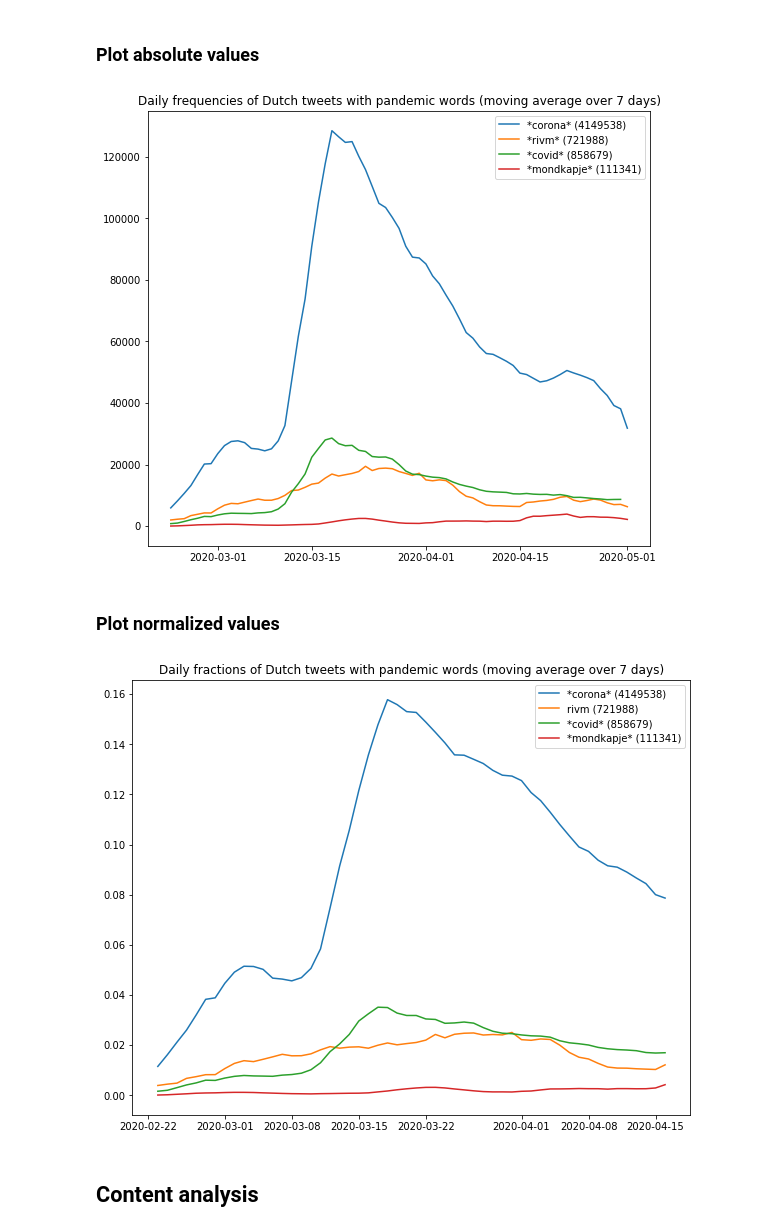
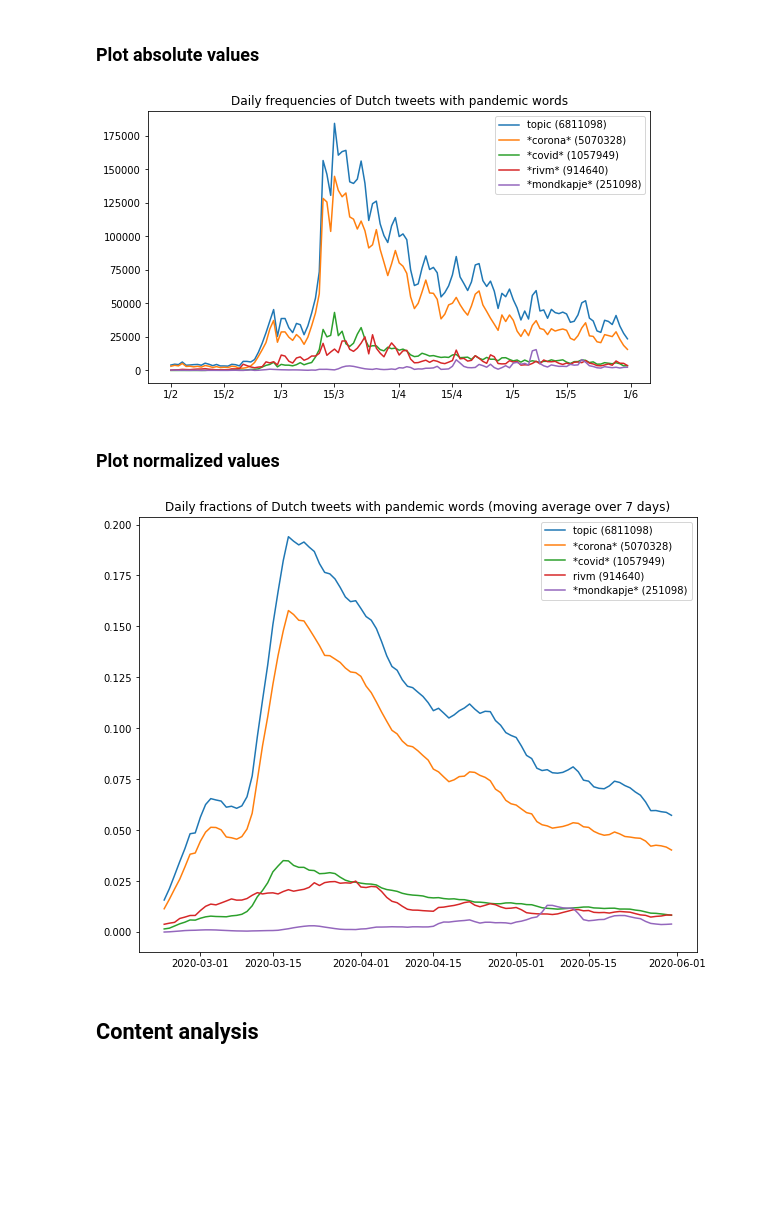
Before and after one commit to puregome/notebooks, a Jupyter notebook: tweet-counts.ipynb, the cells around one changed output. Saved outputs shown, nothing was run; the diff lists cells and outputs as text; code cells hidden in the pictures; blank space fills up the shorter version.

Commit message:
more counts (with bash)

```diff
--- a/tweet-counts.ipynb
+++ b/tweet-counts.ipynb
@@ -42,6 +42,7 @@ def getTweetDate(jsonData):
     return(int(dateData.strftime("%Y%m%d")))
 # %%
 DUTCH = "nl"
+IDSTR = "id_str"
 
 fileNames = sorted(os.listdir(DATADIR))
 
@@ -78,18 +79,38 @@ def search(query,countsIn):
     countsOut = combineDicts(countsIn,countsOut)
     countsOut = {k:v for k, v in sorted(countsOut.items(), key=lambda item: item[0])}
     return(countsOut)
+
+def searchText(query,countsIn):
+    countsOut = {}
+    countsInKeys = [ str(x) for x in countsIn ]
+    seen = {}
+    for inFileName in fileNames:
+        date = inFileName[0:8]
+        if re.search(r"2*z",inFileName) and not date in countsInKeys:
+            df = pd.read_csv(DATADIR+inFileName,index_col=IDSTR)
+            for i in range(0,len(df)):
+                if re.search(query,df.iloc[i][TEXT],flags=re.IGNORECASE):
+                    if date in countsOut: countsOut[date] += 1
+                    else: countsOut[date] = 1
+            if not date in seen:
+                print(date)
+                seen[date] = True
+    countsOut = combineDicts(countsIn,countsOut)
+    countsOut = {k:v for k, v in sorted(countsOut.items(), key=lambda item: item[0])}
+    return(countsOut)
 # %%
 rivm = readCounts("rivm.csv")
 corona = readCounts("corona.csv")
 covid = readCounts("covid.csv")
 mondkapje = readCounts("mondkapje.csv")
+topic = readCounts("topic.csv") # grep -i -e corona -e covid -e mondkapje -e huisarts -e rivm -e flattenthecurve -e houvol -e blijfthuis
 # %%
 def deleteLastElement(myDict):
     del(myDict[list(myDict.keys())[-1]])
 
-if True:
+if False:
     deleteLastElement(rivm)
-    rivm = search("rivm",rivm)
+    rivm = searchText("rivm",rivm)
     saveCounts(rivm,"rivm.csv")
     deleteLastElement(corona)
     corona = search("corona",corona)
@@ -141,39 +144,43 @@ rivm7 = {list(rivm.keys())[i]:summarize(rivm,i,WEEKLENGTH) for i in range(0,len(
 corona7 = {list(corona.keys())[i]:summarize(corona,i,WEEKLENGTH) for i in range(0,len(corona))}
 covid7 = {list(covid.keys())[i]:summarize(covid,i,WEEKLENGTH) for i in range(0,len(covid))}
 mondkapje7 = {list(mondkapje.keys())[i]:summarize(mondkapje,i,WEEKLENGTH) for i in range(0,len(mondkapje))}
+topic7 = {list(topic.keys())[i]:summarize(topic,i,WEEKLENGTH) for i in range(0,len(topic))}
 # %% [markdown]
 ### Plot absolute values
 # %%
 from datetime import datetime
 import matplotlib.pyplot as plt
+import matplotlib.dates as mdates
 %matplotlib inline
 
 DATEFORMATPLOT = "%Y%m%d"
 
 def getWeekendDates(dateStrings):
     weekendDates = []
     for ds in dateStrings:
         d = datetime.strptime(str(ds),DATEFORMATPLOT)
         if d == 0 or d == 6: weekendDates.append(d)
 
 def stringArrayToDates(stringList,dateFormat=DATEFORMATPLOT):
     return([datetime.strptime(str(date),dateFormat) for date in stringList])
 
 def makeLabel(name,myDict):
     return(name+" ("+str(sum(myDict.values()))+")")
 
 weakendDates = getWeekendDates(rivm.keys())
-plt.figure(figsize=(9,8))
+plt.figure(figsize=(9,5))
 ax1 = plt.subplot(111)
-ax1.plot_date(stringArrayToDates(corona7.keys()),list(corona7.values()),xdate=True,fmt="-",label=makeLabel("*corona*",corona))
-ax1.plot_date(stringArrayToDates(rivm7.keys()),list(rivm7.values()),xdate=True,fmt="-",label=makeLabel("*rivm*",rivm))
-ax1.plot_date(stringArrayToDates(covid7.keys()),list(covid7.values()),xdate=True,fmt="-",label=makeLabel("*covid*",covid))
-ax1.plot_date(stringArrayToDates(mondkapje7.keys()),list(mondkapje7.values()),xdate=True,fmt="-",label=makeLabel("*mondkapje*",mondkapje))
+ax1.xaxis.set_major_formatter(mdates.DateFormatter("%-d/%-m"))
+ax1.plot_date(stringArrayToDates(topic7.keys()),list(topic.values()),xdate=True,fmt="-",label=makeLabel("topic",topic))
+ax1.plot_date(stringArrayToDates(corona7.keys()),list(corona.values()),xdate=True,fmt="-",label=makeLabel("*corona*",corona))
+ax1.plot_date(stringArrayToDates(covid7.keys()),list(covid.values()),xdate=True,fmt="-",label=makeLabel("*covid*",covid))
+ax1.plot_date(stringArrayToDates(rivm7.keys()),list(rivm.values()),xdate=True,fmt="-",label=makeLabel("*rivm*",rivm))
+ax1.plot_date(stringArrayToDates(mondkapje7.keys()),list(mondkapje.values()),xdate=True,fmt="-",label=makeLabel("*mondkapje*",mondkapje))
 dummy = ax1.legend()
-plt.title("Daily frequencies of Dutch tweets with pandemic words (moving average over 7 days)")
+plt.title("Daily frequencies of Dutch tweets with pandemic words")
 plt.show()
 # %% [output]
-[figure, old version]
+[figure, new version]
 # %% [markdown]
 ### Plot normalized values
 # %%
@@ -200,14 +209,15 @@ mondkapjeNorm7 = {list(mondkapjeNorm.keys())[i]:summarize(mondkapjeNorm,i,WEEKLE
 # %%
 plt.figure(figsize=(10,8))
 ax2 = plt.subplot(111)
+ax2.plot_date(stringArrayToDates(topicNorm7.keys()),list(topicNorm7.values()),xdate=True,fmt="-",label=makeLabel("topic",topic))
 ax2.plot_date(stringArrayToDates(coronaNorm7.keys()),list(coronaNorm7.values()),xdate=True,fmt="-",label=makeLabel("*corona*",corona))
+ax2.plot_date(stringArrayToDates(covidNorm7.keys()),list(covidNorm7.values()),xdate=True,fmt="-",label=makeLabel("*covid*",covid))
 ax2.plot_date(stringArrayToDates(rivmNorm7.keys()),list(rivmNorm7.values()),xdate=True,fmt="-",label=makeLabel("rivm",rivm))
-ax2.plot_date(stringArrayToDates(covidNorm7.keys()),list(covidNorm7.values()),xdate=True,fmt="-",label=makeLabel("*covid*",covid))
 ax2.plot_date(stringArrayToDates(mondkapjeNorm7.keys()),list(mondkapjeNorm7.values()),xdate=True,fmt="-",label=makeLabel("*mondkapje*",mondkapje))
 plt.title("Daily fractions of Dutch tweets with pandemic words (moving average over 7 days)")
 dummy = ax2.legend()
 # %% [output]
-[figure, old version]
+[figure, new version]
 # %% [markdown]
 ## Content analysis
 # %%
```
Also changed, not shown: parts of 3 cells of this notebook.
